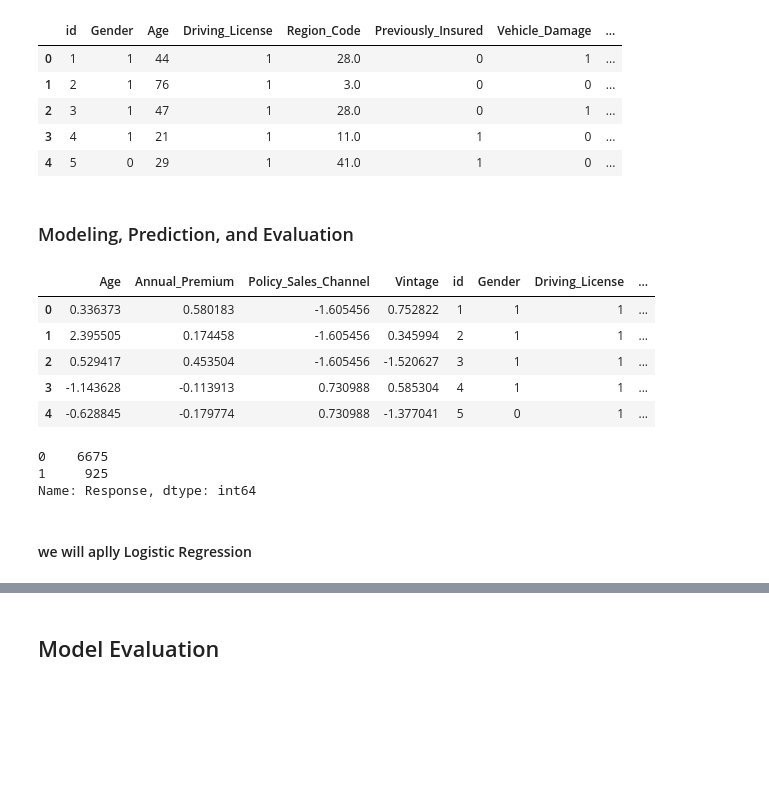
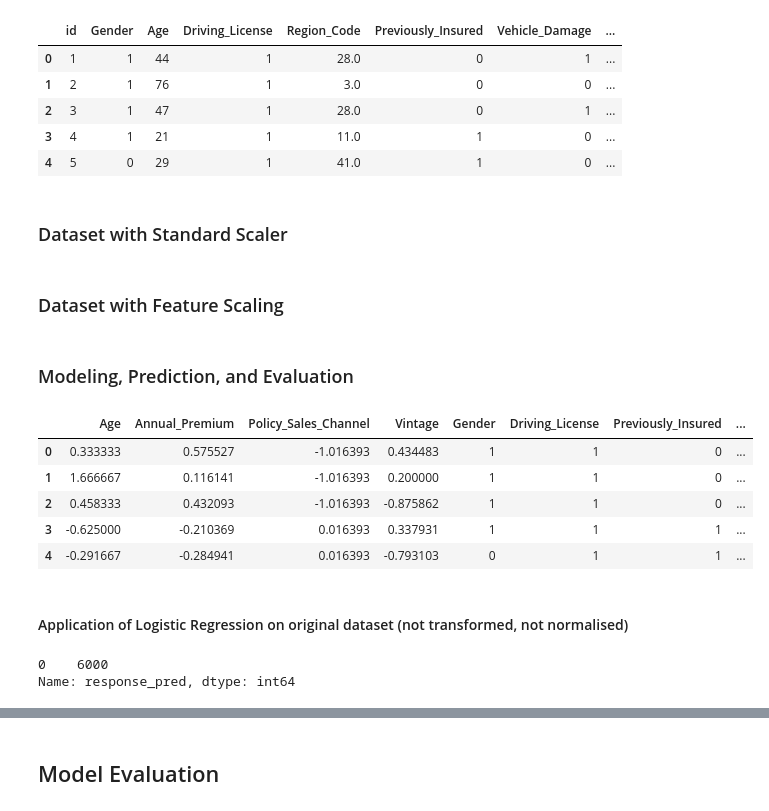
Before and after one commit to BehroozGharleghi/Health-insurance-sales-prediction, a Jupyter notebook: Health_insurance_sales_prediction.ipynb, the cells around one changed output, grey strips where cells are left out. Saved outputs shown, nothing was run; the diff lists cells and outputs as text; code cells hidden in the pictures; blank space fills up the shorter version.

```diff
--- a/Health_insurance_sales_prediction.ipynb
+++ b/Health_insurance_sales_prediction.ipynb
@@ -25,6 +25,6 @@ import matplotlib.pyplot as plt
 # %%
 # to read the data:
-insurance = pd.read_csv('insurance_data.csv')
+insurance = pd.read_csv('insurance_data1.csv')
 insurance.head()
 # %% [output]
 |  | id | Gender | Age | Driving_License | Region_Code | Previously_Insured | Vehicle_Age | ... |
@@ -196,6 +168,8 @@ insurance_1.head()
 | 2 | 3 | 1 | 47 | 1 | 28.0 | 0 | 1 | ... |
 | 3 | 4 | 1 | 21 | 1 | 11.0 | 1 | 0 | ... |
 | 4 | 5 | 0 | 29 | 1 | 41.0 | 1 | 0 | ... |
+# %% [markdown]
+### Dataset with Standard Scaler
 # %%
 from sklearn.preprocessing import StandardScaler
 to_transform = insurance_1[['Age', 'Annual_Premium','Policy_Sales_Channel','Vintage']]
@@ -204,22 +178,33 @@ transfor = StandardScaler().fit(to_transform)
 transform_data= transfor.transform(to_transform)
 transform = pd.DataFrame(transform_data, columns = to_transform.columns)
 transform.head()
-to_select = insurance_1[['id', 'Gender', 'Driving_License', 'Region_Code',
-       'Previously_Insured', 'Vehicle_Damage', 'Response', '1-2 Year', '1-2 Year',
+to_select = insurance_1[['Gender', 'Driving_License',
+       'Previously_Insured', 'Vehicle_Damage', 'Response', '1-2 Year',
        '> 2 Years']]
 
 insurance_2=pd.concat([transform, to_select], axis=1)
+# %% [markdown]
+### Dataset with Feature Scaling
+# %%
+from sklearn.preprocessing import RobustScaler
+
+to_fs = insurance_1[['Age', 'Annual_Premium','Policy_Sales_Channel','Vintage']]
+to_fs_data= RobustScaler().fit(to_fs)
+to_fs_data1 = to_fs_data.transform(to_fs)
+fs_data = pd.DataFrame(to_fs_data1, columns= to_fs.columns)
+
+insurance_3 = pd.concat([fs_data, to_select], axis=1)
 # %% [markdown]
 ### Modeling, Prediction, and Evaluation
 # %%
-insurance_2.head()
+insurance_3.head()
 # %% [output]
-|  | Age | Annual_Premium | Policy_Sales_Channel | Vintage | id | Gender | Driving_License | ... |
-| 0 | 0.336373 | 0.580183 | -1.605456 | 0.752822 | 1 | 1 | 1 | ... |
-| 1 | 2.395505 | 0.174458 | -1.605456 | 0.345994 | 2 | 1 | 1 | ... |
-| 2 | 0.529417 | 0.453504 | -1.605456 | -1.520627 | 3 | 1 | 1 | ... |
-| 3 | -1.143628 | -0.113913 | 0.730988 | 0.585304 | 4 | 1 | 1 | ... |
-| 4 | -0.628845 | -0.179774 | 0.730988 | -1.377041 | 5 | 0 | 1 | ... |
+|  | Age | Annual_Premium | Policy_Sales_Channel | Vintage | Gender | Driving_License | Previously_Insured | ... |
+| 0 | 0.333333 | 0.575527 | -1.016393 | 0.434483 | 1 | 1 | 0 | ... |
+| 1 | 1.666667 | 0.116141 | -1.016393 | 0.200000 | 1 | 1 | 0 | ... |
+| 2 | 0.458333 | 0.432093 | -1.016393 | -0.875862 | 1 | 1 | 0 | ... |
+| 3 | -0.625000 | -0.210369 | 0.016393 | 0.337931 | 1 | 1 | 1 | ... |
+| 4 | -0.291667 | -0.284941 | 0.016393 | -0.793103 | 0 | 1 | 1 | ... |
 # %%
 # slpit the data into 80% & 20%
 
@@ -233,13 +218,7 @@ X=insurance_1[['Age', 'Driving_License',
 
 X_train, X_test, y_train, y_test = train_test_split(X, y, test_size=0.2, random_state=100)
-# %%
-y_test.value_counts()
-# %% [output]
-0    6675
-1     925
-Name: Response, dtype: int64
-# %% [markdown]
-#### we will aplly Logistic Regression
+# %% [markdown]
+#### Application of Logistic Regression on original dataset (not transformed, not normalised)
 # %%
 from sklearn.linear_model import LogisticRegression
 
@@ -249,6 +228,11 @@ response_pred = pd.Series(response_pred)
 
 y_pred = pd.Series(response_pred, name='response_pred').value_counts()
 y_tes = y_test.value_counts()
+
+y_pred
+# %% [output]
+0    6000
+Name: response_pred, dtype: int64
 # %%
 pd.concat([y_tes, y_pred], axis=1)
 # %% [output]
```
Also changed, not shown: parts of 61 cells of this notebook, 1 other file.
